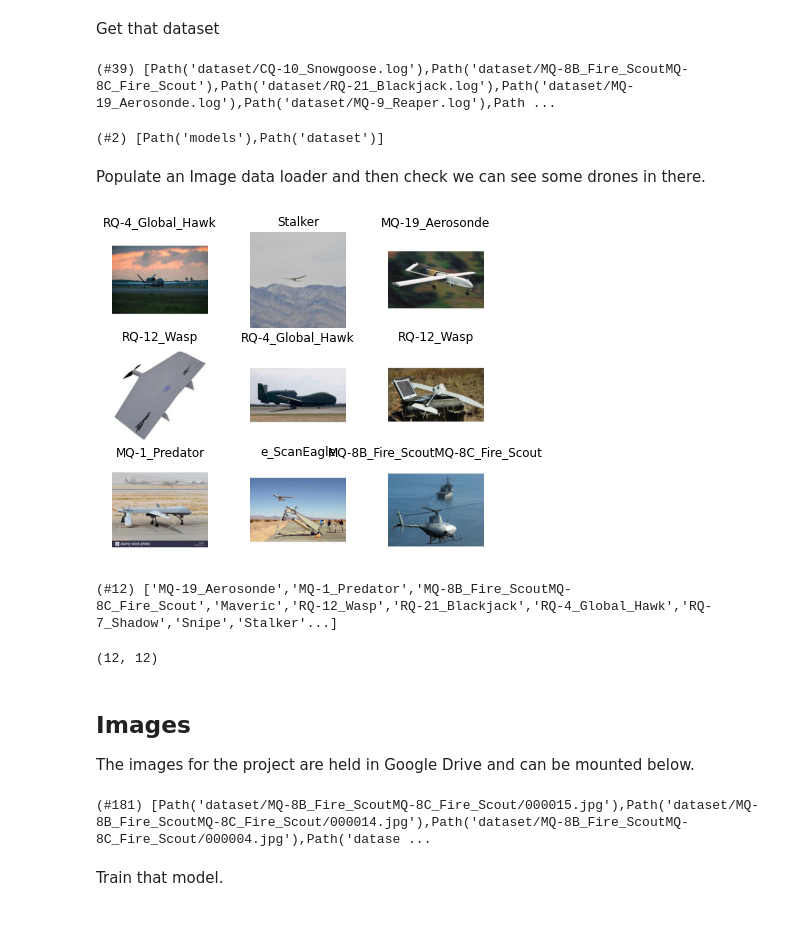
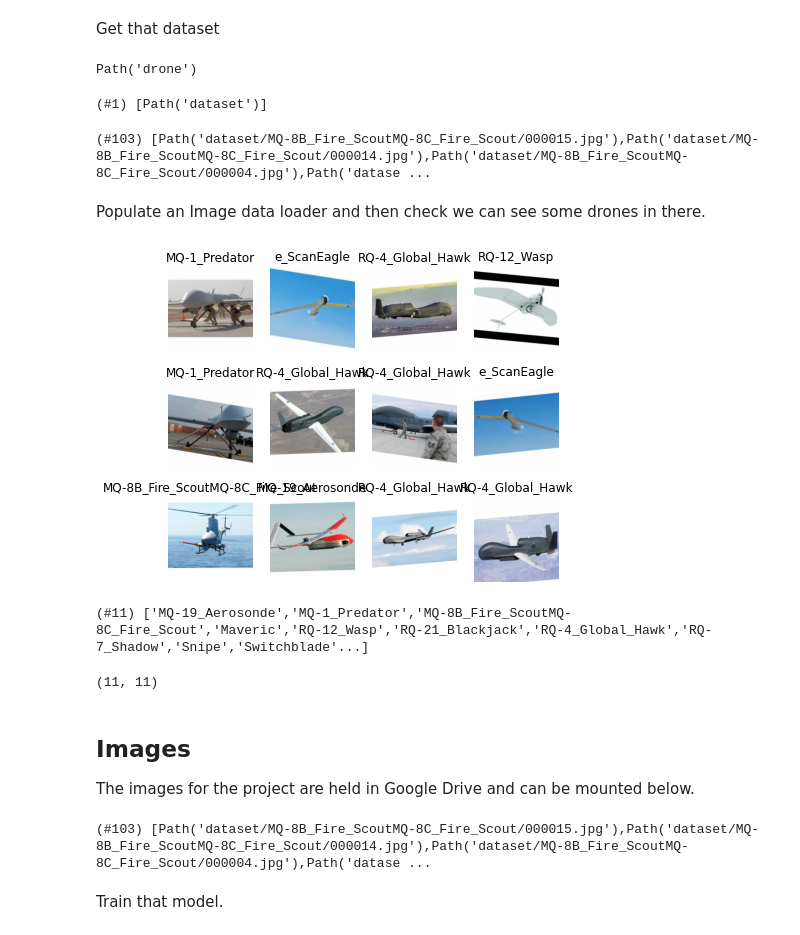
Before and after one commit to frasercrichton/fastai2-learning, a Jupyter notebook: nbs/drone.ipynb, the cells around one changed output. Saved outputs shown, nothing was run; the diff lists cells and outputs as text; code cells hidden in the pictures.

Commit message:
Learning

```diff
--- a/nbs/drone.ipynb
+++ b/nbs/drone.ipynb
@@ -58,3 +55,5 @@ File system has been successfully mounted.
 # %%
-path = untar_data("https://storage.googleapis.com/forensic-architecture-machine-learning/drone/drones.zip"); path
+!rm -rf drone
+!unzip "forensic-architecture-machine-learning/drone/drones.zip"
+# path = untar_data("https://storage.googleapis.com/forensic-architecture-machine-learning/drone/drones.zip"); path
 # %% [output]
@@ -62,34 +77,42 @@ Path('.')
 # %% [markdown]
 Get that dataset
 # %%
+
 from fastai2.vision.all import *
-dataset = path/'dataset'; dataset
-dataset.ls()
+path = Path("drone"); path
 # %% [output]
-(#39) [Path('dataset/CQ-10_Snowgoose.log'),Path('dataset/MQ-8B_Fire_ScoutMQ-8C_Fire_Scout'),Path('dataset/RQ-21_Blackjack.log'),Path('dataset/MQ-19_Aerosonde.log'),Path('dataset/MQ-9_Reaper.log'),Path ...
+Path('drone')
 # %%
 Path.BASE_PATH = path # display all paths relative to dataset root
 path.ls()
 # %% [output]
-(#2) [Path('models'),Path('dataset')]
+(#1) [Path('dataset')]
+# %%
+path_img = path/'dataset'
+fnames = get_image_files(path_img)
+fnames
+# %% [output]
+(#103) [Path('dataset/MQ-8B_Fire_ScoutMQ-8C_Fire_Scout/000015.jpg'),Path('dataset/MQ-8B_Fire_ScoutMQ-8C_Fire_Scout/000014.jpg'),Path('dataset/MQ-8B_Fire_ScoutMQ-8C_Fire_Scout/000004.jpg'),Path('datase ...
 # %% [markdown]
 Populate an Image data loader and then check we can see some drones in there.
 # %%
-path_img = path/'dataset'
-fnames = get_image_files(path_img)
-# fnames = get_image_files(path)
+
 def label_func(x): return x.parent.name
-dls = ImageDataLoaders.from_path_func(path, fnames, label_func)
+
+
+dls = ImageDataLoaders.from_path_func(path_img, fnames, label_func,
+                                      item_tfms=RandomResizedCrop(460, min_scale=0.75), bs=bs//2,
+                                     batch_tfms=[*aug_transforms(size=299, max_warp=0), Normalize.from_stats(*imagenet_stats)])
 # , item_tfms=Resize(460), bs=bs, batch_tfms=[*aug_transforms(size=224, min_scale=0.75), Normalize.from_stats(*imagenet_stats)]
-dls.show_batch(max_n=9, figsize=(7,6))
+dls.show_batch(max_n=12, figsize=(7,6))
 # %% [output]
-[figure, old version]
+[figure, new version]
 # %%
 print(dls.vocab)
 len(dls.vocab),dls.c
 # %% [output]
-(#12) ['MQ-19_Aerosonde','MQ-1_Predator','MQ-8B_Fire_ScoutMQ-8C_Fire_Scout','Maveric','RQ-12_Wasp','RQ-21_Blackjack','RQ-4_Global_Hawk','RQ-7_Shadow','Snipe','Stalker'...]
+(#11) ['MQ-19_Aerosonde','MQ-1_Predator','MQ-8B_Fire_ScoutMQ-8C_Fire_Scout','Maveric','RQ-12_Wasp','RQ-21_Blackjack','RQ-4_Global_Hawk','RQ-7_Shadow','Snipe','Switchblade'...]
-(12, 12)
+(11, 11)
 # %% [markdown]
 
 ## Images
@@ -100,7 +123,7 @@ path_img = path/'dataset'
 fnames = get_image_files(path_img)
 fnames
 # %% [output]
-(#181) [Path('dataset/MQ-8B_Fire_ScoutMQ-8C_Fire_Scout/000015.jpg'),Path('dataset/MQ-8B_Fire_ScoutMQ-8C_Fire_Scout/000014.jpg'),Path('dataset/MQ-8B_Fire_ScoutMQ-8C_Fire_Scout/000004.jpg'),Path('datase ...
+(#103) [Path('dataset/MQ-8B_Fire_ScoutMQ-8C_Fire_Scout/000015.jpg'),Path('dataset/MQ-8B_Fire_ScoutMQ-8C_Fire_Scout/000014.jpg'),Path('dataset/MQ-8B_Fire_ScoutMQ-8C_Fire_Scout/000004.jpg'),Path('datase ...
 # %% [markdown]
 Train that model.
 # %%
```
Also changed, not shown: parts of 8 cells of this notebook.
